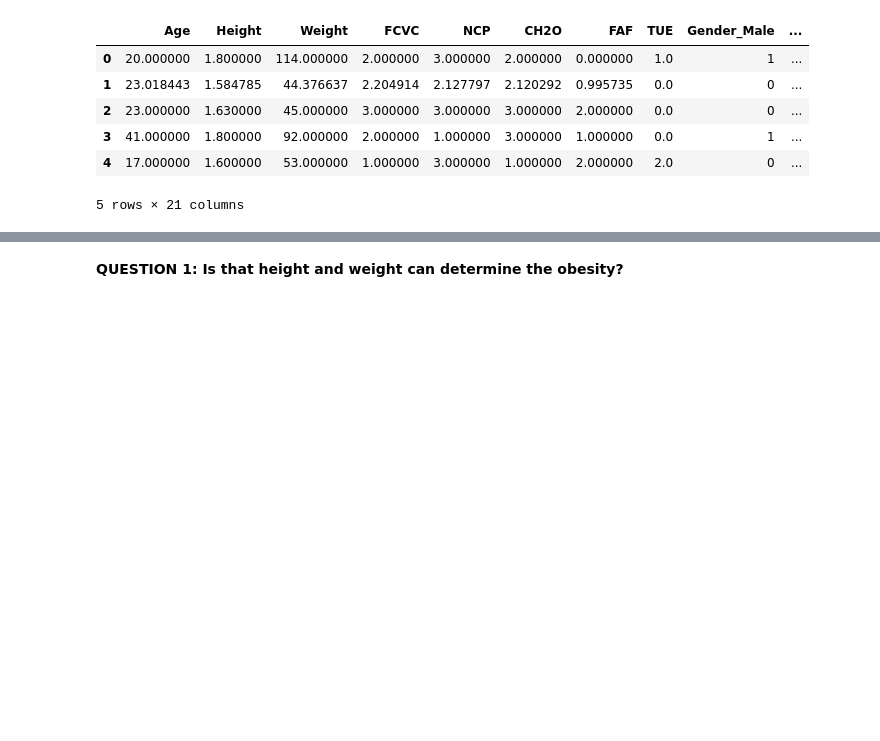
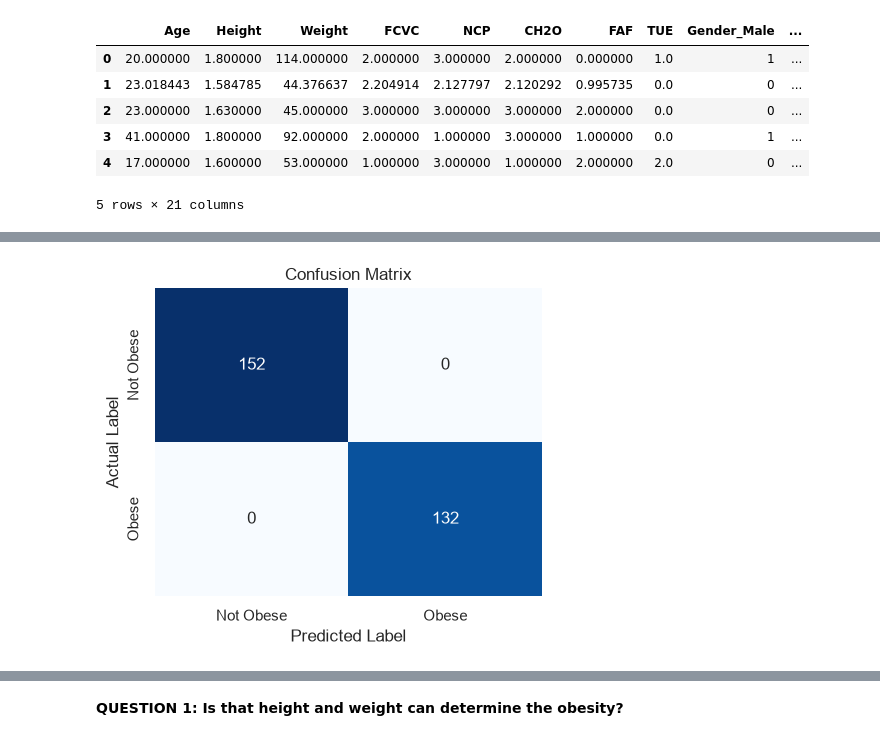
Before and after one commit to f26-sjsu-cmpe188/group8_project, a Jupyter notebook: notebooks/02_model_training_comparison.ipynb, the cells around one changed output, grey strips where cells are left out. Cells and saved outputs as stored; diff of their text form; code cells hidden in the pictures; blank space fills up the shorter version.

```diff
--- a/notebooks/02_model_training_comparison.ipynb
+++ b/notebooks/02_model_training_comparison.ipynb
@@ -10,6 +9,11 @@ from sklearn.preprocessing import StandardScaler
 
 import pandas as pd
 import numpy as np
+# %%
+import seaborn as sns
+import matplotlib.pyplot as plt
+
+sns.set_theme(style="whitegrid")
 # %% [markdown]
 **READ THE DATA**
 # %%
@@ -41,0 +48,7 @@ model = LogisticRegression(max_iter=1000, random_state=42)
+# %%
+# In this case all features are used to train the model
+features = train_df.drop(columns=['is_obesity'])
+print(train_df[features.columns].describe())
+
+X = train_df[features.columns]
+y = train_df['is_obesity']
@@ -41,0 +85,12 @@ model = LogisticRegression(max_iter=1000, random_state=42)
+# %%
+# The X_train, X_val are not scaled, so we need to scale them before training the model. We will use StandardScaler for this purpose.
+scaler = StandardScaler()
+X_train_scaled = scaler.fit_transform(X_train)
+X_val_scaled = scaler.transform(X_val)
+# %%
+# Start training the model and evaluate the model on the validation set
+model.fit(X_train_scaled, y_train)
+
+y_val_pred = model.predict(X_val_scaled)
+print("\nClassification Report:\n", classification_report(y_val, y_val_pred))
+print("Confusion Matrix:\n", confusion_matrix(y_val, y_val_pred))
@@ -41,0 +111,20 @@ model = LogisticRegression(max_iter=1000, random_state=42)
+# %%
+cm = confusion_matrix(y_val, y_val_pred)
+plt.figure(figsize=(5, 4))
+
+sns.heatmap(
+    cm,
+    annot=True,
+    fmt="d",
+    cmap="Blues",
+    cbar=False,
+    xticklabels=["Not Obese", "Obese"],
+    yticklabels=["Not Obese", "Obese"]
+)
+
+plt.title("Confusion Matrix")
+plt.xlabel("Predicted Label")
+plt.ylabel("Actual Label")
+plt.show()
+# %% [output]
+[figure, added]
```
Also changed, not shown: parts of 39 cells of this notebook, 1 other file.
